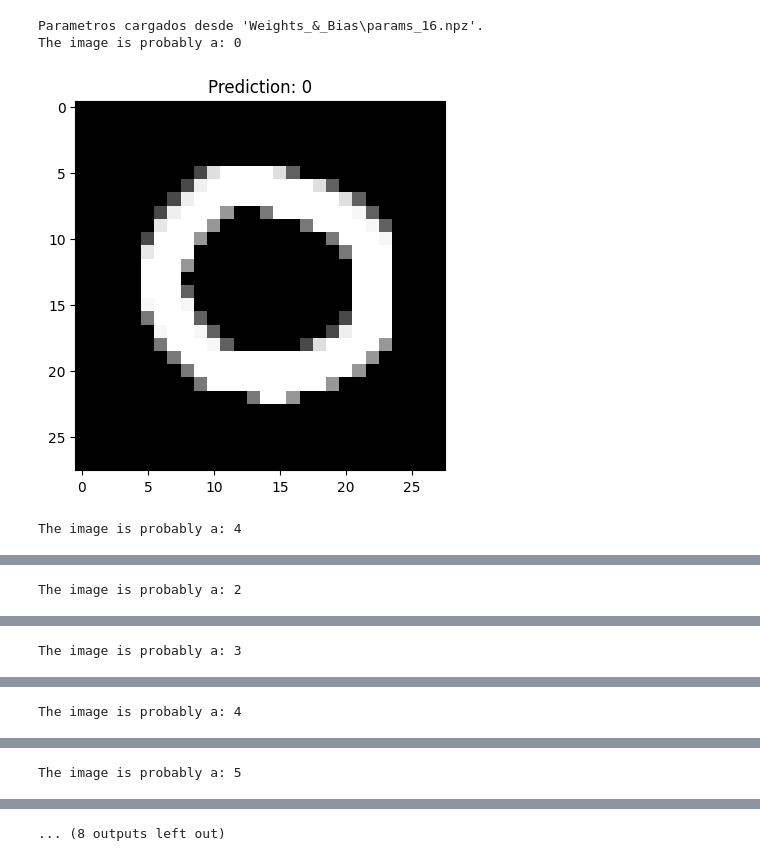
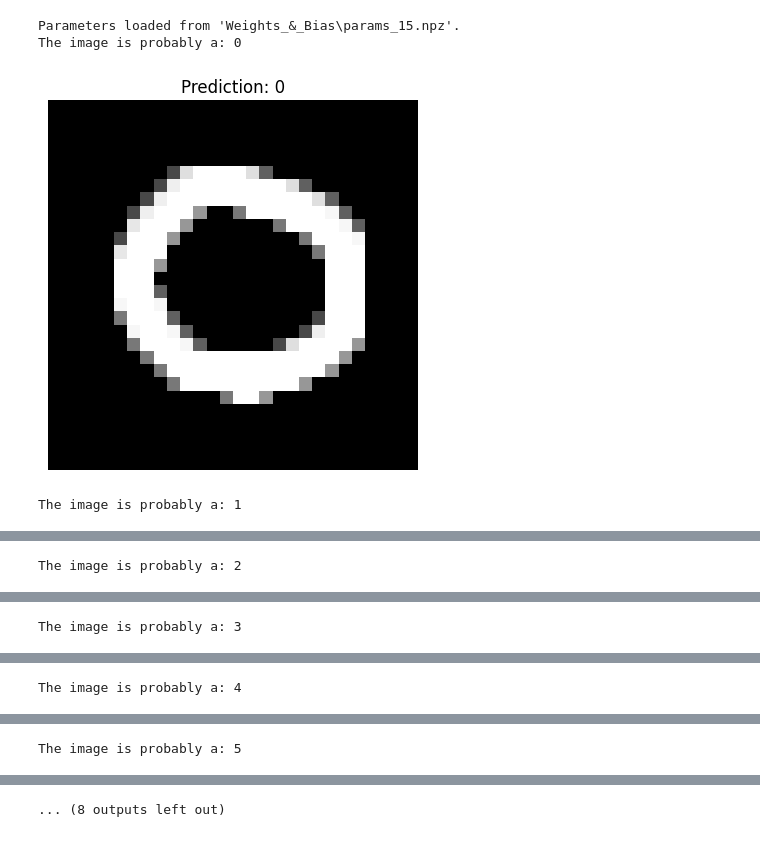
Before and after one commit to danacreyes/NeuralNetwork-2024, a Jupyter notebook: Neural_Network.ipynb, the cells around one changed output, grey strips where cells are left out. Cells and saved outputs as stored; diff of their text form; code cells hidden in the pictures.

```diff
--- a/Neural_Network.ipynb
+++ b/Neural_Network.ipynb
@@ -383,7 +384,6 @@ import numpy as np
 import cv2
 import os
 
-# Función para cargar los parámetros del modelo
 def load_model_params(file_path):
     if os.path.exists(file_path):
         try:
@@ -394,79 +394,77 @@ def load_model_params(file_path):
             b_2 = params['b_2']
             w_3 = params['w_3']
             b_3 = params['b_3']
-            print(f"Parametros cargados desde '{model_params_file}'.")
+            print(f"Parameters loaded from '{file_path}'.")
             return w_1, b_1, w_2, b_2, w_3, b_3
         except Exception as e:
-            print(f"Error al cargar parametros: {e}")
-            return None
+            raise RuntimeError(f"Error loading parameters: {e}")
     else:
-        print(f"El archivo '{file_path}' no existe.")
-        return None
+        raise FileNotFoundError(f"The file '{file_path}' does not exist.")
 
-# Funciones de activación
 relu = lambda x: np.maximum(0, x)
 softmax = lambda x: np.exp(x) / np.sum(np.exp(x), axis=0)
 
-# Propagación hacia adelante
 def forward_prop(X, w_1, b_1, w_2, b_2, w_3, b_3):
     Z1 = w_1 @ X + b_1
     A1 = relu(Z1)
     Z2 = w_2 @ A1 + b_2
     A2 = relu(Z2)
     Z3 = w_3 @ A2 + b_3
     A3 = softmax(Z3)
     return A1, A2, A3
 
-# Función de preprocesamiento de la imagen
+# Image preprocessing function
 def preprocess_image(path):
-    img = cv2.imread(path, cv2.IMREAD_GRAYSCALE)  # Cargar como escala de grises
-    img_resized = cv2.resize(img, (28, 28))      # Redimensionar a 28x28 píxeles
-    img_resized = img_resized / 255.0            # Normalizar a rango 0-1
-    img_resized = img_resized.flatten()          # Aplanar la imagen a 784 elementos
-    return img_resized.reshape(784, 1)           # Asegurarse de que la forma sea (784, 1)
+    img = cv2.imread(path, cv2.IMREAD_GRAYSCALE) # Load as grayscale
+    img_resized = cv2.resize(img, (28, 28))      # Resize to 28x28 pixels
+    img_resized = img_resized / 255.0            # Normalize to range 0-1
+    img_resized = img_resized.flatten()          # Flatten the image to 784 elements
+    return img_resized.reshape(784, 1)           # Ensure shape is (784, 1)
 
-#! Inicializar los parametros de la red neuronal ===============================================
-# Si queres saber a que grafico corresponde mira el titulo del graph
+#! Initializing the neural network parameters ===============================================
+# If you want to know which graph it corresponds to, look at the graph title.
 
-#model_params_file = os.path.join('Weights_&_Bias', 'params_0.npz') # Final precision of test: 67.2851%, Final Precision of train: 72.3632%
-#model_params_file = os.path.join('Weights_&_Bias', 'params_1.npz') # Final precision of test: 90.5761%, Final Precision of train: 97.9492%
-#model_params_file = os.path.join('Weights_&_Bias', 'params_2.npz') # Final precision of test: 44.2382%, Final Precision of train: 44.0429%
-#model_params_file = os.path.join('Weights_&_Bias', 'params_3.npz') # Final precision of test: 90.9175%, Final Precision of train: 100.0000%, se creo a partir de params_1
-#model_params_file = os.path.join('Weights_&_Bias', 'params_4.npz') # Final precision of test: 91.2597%, Final Precision of train: 100.0000%, se creo a partir de params_3
-#model_params_file = os.path.join('Weights_&_Bias', 'params_5.npz') # Final precision of test: 93.8964%, Final Precision of train: 100.0000%, se creo a partir de params_4
-#model_params_file = os.path.join('Weights_&_Bias', 'params_6.npz') # Final precision of test: 94.8730%, Final Precision of train: 100.0000%, se creo a partir de params_5
-#model_params_file = os.path.join('Weights_&_Bias', 'params_7.npz') # Final precision of test: 70.3125%, Final Precision of train: 100.0000%, L = 0.01, batch_size = 128, num_iterations = 10_000
-#model_params_file = os.path.join('Weights_&_Bias', 'params_8.npz') # Final precision of test: 76.5625%, Final Precision of train: 100.0000%, L = 0.02, batch_size = 256, num_iterations = 8_000
-#model_params_file = os.path.join('Weights_&_Bias', 'params_9.npz') # Final precision of test: 86.7188%, Final Precision of train: 99.1211%, L = 0.02, batch_size = 1024, num_iterations= 4_000
-#model_params_file = os.path.join('Weights_&_Bias', 'params_10.npz') # Final precision of test: 87.9883%, Final Precision of train: 96.7285% L = 0.03, batch_size = 2048, num_iterations= 3_000
-#model_params_file = os.path.join('Weights_&_Bias', 'params_11.npz') # Final precision of test: 90.6982%, Final Precision of train: 98.9014% L = 0.03, batch_size = 4096, num_iterations= 6_000 (Iter 5600, Precision of test: 90.7471%, Precision of train: 98.6328%)
-#model_params_file = os.path.join('Weights_&_Bias', 'params_12.npz') # Final precision of test: 84.3750%, Final Precision of train: 100.0000% L = 0.02, batch_size = 512, num_iterations= 6_000 (Iter 4000, Precision of test: 84.9609%, Precision of train: 100.0000%)
-#model_params_file = os.path.join('Weights_&_Bias', 'params_13.npz') # Final precision of test: 93.6646%, Final Precision of train: 98.7671% L = 0.03, batch_size = 8_192, num_iterations= 8_000
-#model_params_file = os.path.join('Weights_&_Bias', 'params_14.npz') # Final precision of test: 94.0552%, Final Precision of train: 99.7314% L = 0.08, batch_size = 8_192, num_iterations= 4_000
-#model_params_file = os.path.join('Weights_&_Bias', 'params_15.npz') # ""Final precision of test: 96.0000%, Final Precision of train: 97.0000%"" L = 0.1, batch_size = 16_384, num_iterations= 4_000
-model_params_file = os.path.join('Weights_&_Bias', 'params_16.npz') # Final precision of test: 96.4650%, Final Precision of train: 97.9550% L = 0.1, batch_size = 32_768, num_iterations= 4_000
+#model_params_file = os.path.join('Weights_&_Bias', 'params_0.npz') # Final test accuracy: 67.2851%, Final train accuracy: 72.3632%
+#model_params_file = os.path.join('Weights_&_Bias', 'params_1.npz') # Final test accuracy: 90.5761%, Final train accuracy: 97.9492%
+#model_params_file = os.path.join('Weights_&_Bias', 'params_2.npz') # Final test accuracy: 44.2382%, Final train accuracy: 44.0429%
+#model_params_file = os.path.join('Weights_&_Bias', 'params_3.npz') # Final test accuracy: 90.9175%, Final train accuracy: 100.0000%, created from params_1
+#model_params_file = os.path.join('Weights_&_Bias', 'params_4.npz') # Final test accuracy: 91.2597%, Final train accuracy: 100.0000%, created from params_3
+#model_params_file = os.path.join('Weights_&_Bias', 'params_5.npz') # Final test accuracy: 93.8964%, Final train accuracy: 100.0000%, created from params_4
+#model_params_file = os.path.join('Weights_&_Bias', 'params_6.npz') # Final test accuracy: 94.8730%, Final train accuracy: 100.0000%, created from params_5
+#model_params_file = os.path.join('Weights_&_Bias', 'params_7.npz') # Final test accuracy: 70.3125%, Final train accuracy: 100.0000%, L = 0.01, batch_size = 128, num_iterations = 10_000
+#model_params_file = os.path.join('Weights_&_Bias', 'params_8.npz') # Final test accuracy: 76.5625%, Final train accuracy: 100.0000%, L = 0.02, batch_size = 256, num_iterations = 8_000
+#model_params_file = os.path.join('Weights_&_Bias', 'params_9.npz') # Final test accuracy: 86.7188%, Final train accuracy: 99.1211%, L = 0.02, batch_size = 1024, num_iterations= 4_000
+#model_params_file = os.path.join('Weights_&_Bias', 'params_10.npz') # Final test accuracy: 87.9883%, Final train accuracy: 96.7285% L = 0.03, batch_size = 2048, num_iterations= 3_000
+#model_params_file = os.path.join('Weights_&_Bias', 'params_11.npz') # Final test accuracy: 90.6982%, Final train accuracy: 98.9014% L = 0.03, batch_size = 4096, num_iterations= 6_000 (Iter 5600, Test accuracy: 90.7471%, Train accuracy: 98.6328%)
+#model_params_file = os.path.join('Weights_&_Bias', 'params_12.npz') # Final test accuracy: 84.3750%, Final train accuracy: 100.0000% L = 0.02, batch_size = 512, num_iterations= 6_000 (Iter 4000, Test accuracy: 84.9609%, Train accuracy: 100.0000%)
+#model_params_file = os.path.join('Weights_&_Bias', 'params_13.npz') # Final test accuracy: 93.6646%, Final train accuracy: 98.7671% L = 0.03, batch_size = 8_192, num_iterations= 8_000
+#model_params_file = os.path.join('Weights_&_Bias', 'params_14.npz') # Final test accuracy: 94.0552%, Final train accuracy: 99.7314% L = 0.08, batch_size = 8_192, num_iterations= 4_000
+model_params_file = os.path.join('Weights_&_Bias', 'params_15.npz') # ""Final test accuracy: 96.0000%, Final train accuracy: 97.0000%"" L = 0.1, batch_size = 16_384, num_iterations= 4_000
+#model_params_file = os.path.join('Weights_&_Bias', 'params_16.npz') # Final test accuracy: 96.4650%, Final train accuracy: 97.9550% L = 0.1, batch_size = 32_768, num_iterations= 4_000
+#model_params_file = os.path.join('Weights_&_Bias', 'params_17.npz') # Final test accuracy: 96.9700%, Final train accuracy: 98.9100% L = 0.1, batch_size = 32_768, num_iterations= 3_000 created from params_16
 
-#! Inicializar los parametros de la red neuronal ===============================================
+#! Initializing the neural network parameters ===============================================
 
 w_1, b_1, w_2, b_2, w_3, b_3 = load_model_params(model_params_file)
 
-# Predicción usando la red neuronal
+# Prediction using the neural network
 for i in range(10):
     image_path = f'digits/digitB{i}.png'
     processed_image = preprocess_image(image_path)
 
-    # Propagación hacia adelante para obtener la predicción
+    # Forward propagation to get the prediction
     _, _, A3 = forward_prop(processed_image, w_1, b_1, w_2, b_2, w_3, b_3)
-    prediction = np.argmax(A3, axis=0)  # Obtener la clase con la probabilidad más alta
+    prediction = np.argmax(A3, axis=0)  # Get the class with the highest probability
 
     print(f'The image is probably a: {prediction[0]}')
 
-    # Visualizar la imagen procesada
+    # Visualize the processed image
     plt.imshow(processed_image.reshape(28, 28), cmap='gray')
     plt.title(f'Prediction: {prediction[0]}')
+    plt.axis('off')
     plt.show()
 # %% [output]
-Parametros cargados desde 'Weights_&_Bias\params_16.npz'.
+Parameters loaded from 'Weights_&_Bias\params_15.npz'.
 The image is probably a: 0
-[figure, old version]
+[figure, new version]
-The image is probably a: 4
+The image is probably a: 1
```
Also changed, not shown: parts of 5 cells of this notebook, 4 other files.
